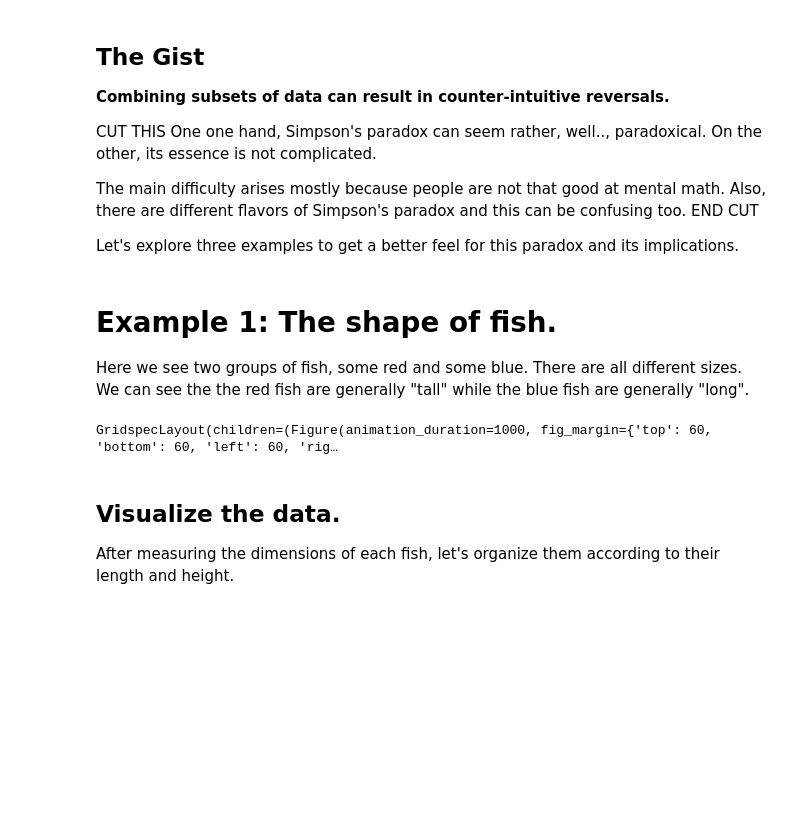
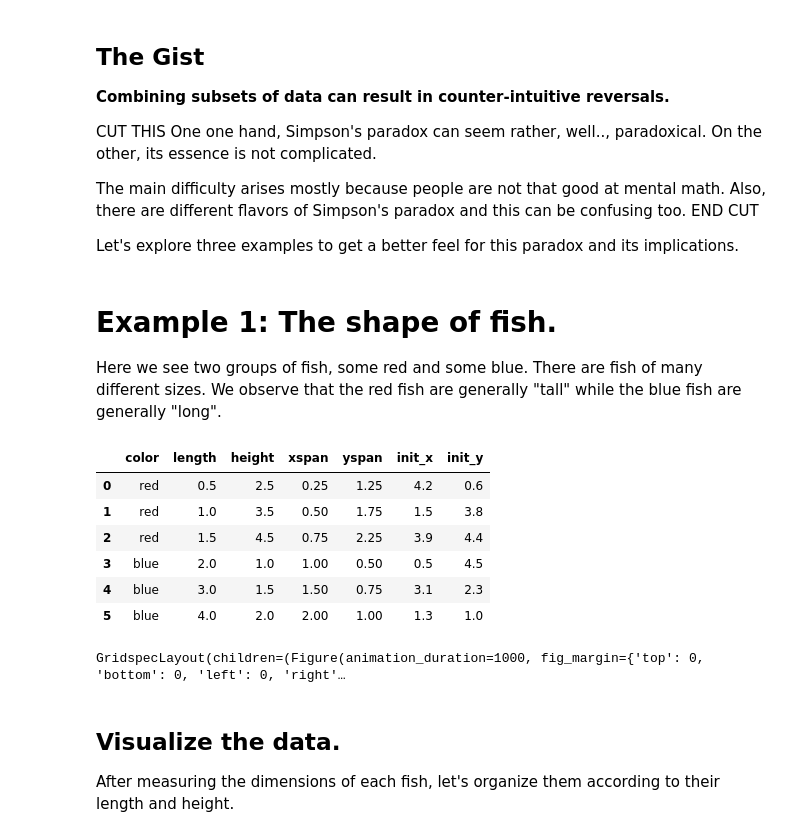
Before and after one commit to mohnjahoney/simpsons_paradox, a Jupyter notebook: simpsons.ipynb, the cells around one changed output. Saved outputs shown, nothing was run; the diff lists cells and outputs as text; code cells hidden in the pictures; blank space fills up the shorter version.

```diff
--- a/simpsons.ipynb
+++ b/simpsons.ipynb
@@ -102,29 +102,37 @@ Let's explore three examples to get a better feel for this paradox and its impli
 # Example 1: The shape of fish.
 
 Here we see two groups of fish, some red and some blue.
-There are all different sizes.
-We can see the the red fish are generally "tall" while the blue fish are generally "long".
+There are fish of many different sizes.
+We observe that the red fish are generally "tall" while the blue fish are generally "long".
 # %%
 # Create fish data
 fish = pd.DataFrame({'color':['red', 'red', 'red', 'blue', 'blue', 'blue'],
                      'length':[0.5, 1.0, 1.5, 2.0, 3.0, 4.0],
                      'height':[2.5, 3.5, 4.5, 1.0, 1.5, 2.0]})
 # fish = pd.DataFrame({'color':['red', 'red', 'red', 'blue', 'blue', 'blue'],
 #                      'length':[0.5, 1.0, 1.5, 1.0, 2.5, 4.0],
 #                      'height':[2.5, 3.5, 4.5, 1.0, 1.5, 2.0]})
 
 # We don't want the image xspan to be as big as the length coordinate - otherwise the fish will overlap too much.
 x_scale = 0.5
 y_scale = 0.5
 
 fish['xspan'] = x_scale * fish['length']
 fish['yspan'] = y_scale * fish['height']
 
 # We want the fish to start out somewhere "random".
 fish['init_x'] = [4.2, 1.5, 3.9, 0.5, 3.1, 1.3]
 fish['init_y'] = [0.6, 3.8, 4.4, 4.5, 2.3, 1]
 
-# fish
+fish
+# %% [output]
+|  | color | length | height | xspan | yspan | init_x | init_y |
+| 0 | red | 0.5 | 2.5 | 0.25 | 1.25 | 4.2 | 0.6 |
+| 1 | red | 1.0 | 3.5 | 0.50 | 1.75 | 1.5 | 3.8 |
+| 2 | red | 1.5 | 4.5 | 0.75 | 2.25 | 3.9 | 4.4 |
+| 3 | blue | 2.0 | 1.0 | 1.00 | 0.50 | 0.5 | 4.5 |
+| 4 | blue | 3.0 | 1.5 | 1.50 | 0.75 | 3.1 | 2.3 |
+| 5 | blue | 4.0 | 2.0 | 2.00 | 1.00 | 1.3 | 1.0 |
 # %%
 # TODO: Do I have to define the scales before defining the images??
 x_sc = bq.LinearScale(min=0, max=5)
@@ -183,24 +196,20 @@ fish['image'] = fish.apply(lambda row: scale_and_place_image(row, init=True), ax
 ocean_xs = np.linspace(0, 5, 400)
 ocean_ys = -0.4 * np.abs(np.sin(4*ocean_xs)) + 6.0
 
-x_ax = bq.Axis(label='length', scale=x_sc)
-y_ax = bq.Axis(label='height', scale=y_sc, orientation='vertical')
-
 ocean_line = plt.plot(ocean_xs, ocean_ys, scales={'x':x_sc, 'y':y_sc})
 
 marks = list(fish['image']) + [ocean_line]
 
-fig = bq.Figure(marks=marks, axes=[], animation_duration=1000,
-                layout=widgets.Layout(width='auto'))
-# fig = bq.Figure(marks=marks, axes=[x_ax, y_ax], animation_duration=1000,
-#                 layout=widgets.Layout(width='50%'))
+fig_ocean = plt.figure(marks=marks, axes=[], animation_duration=1000,
+                       fig_margin={'top':0, 'bottom':0, 'left':0, 'right':0},
+                       layout=widgets.Layout(width='auto'))
 
-box = widgets.GridspecLayout(1, 1, layout=widgets.Layout(border='blue solid 1px', width='50%'))
-box[0, 0] = fig
+box_ocean = widgets.GridspecLayout(1, 1, layout=widgets.Layout(border='blue solid 0px', width='50%'))
+box_ocean[0, 0] = fig_ocean
 
-box
+box_ocean
 # %% [output]
-GridspecLayout(children=(Figure(animation_duration=1000, fig_margin={'top': 60, 'bottom': 60, 'left': 60, 'rig…
+GridspecLayout(children=(Figure(animation_duration=1000, fig_margin={'top': 0, 'bottom': 0, 'left': 0, 'right'…
 # %% [markdown]
 ## Visualize the data.
 After measuring the dimensions of each fish, let's organize them according to their length and height.
```
Also changed, not shown: parts of 8 cells of this notebook.
